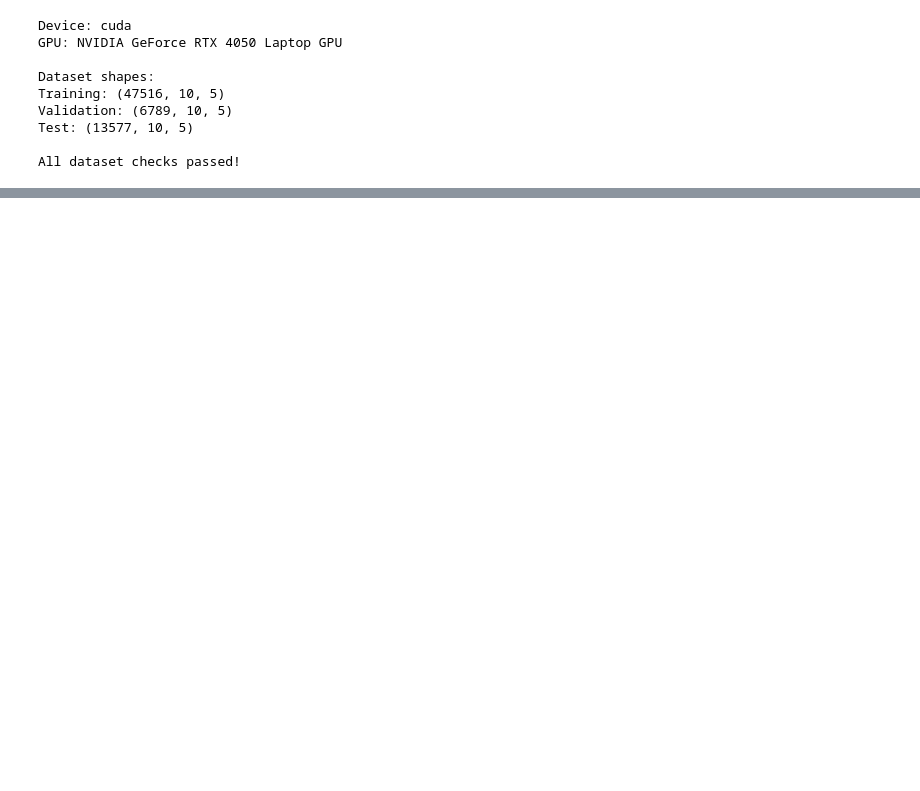
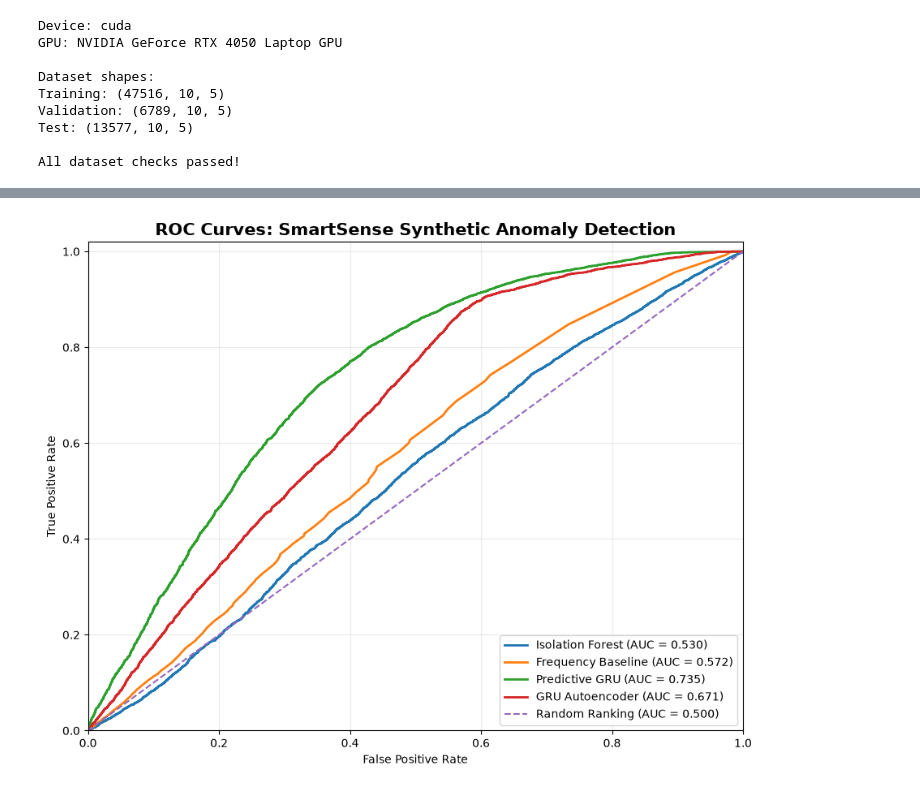
Before and after one commit to HarrisonWilliams123/data-mining-project, a Jupyter notebook: SmartSense_Anomaly_Detection.ipynb, the cells around one changed output, grey strips where cells are left out. Cells and saved outputs as stored; diff of their text form; code cells hidden in the pictures; blank space fills up the shorter version.

Commit message:
Finished the anomaly detection notebook

```diff
--- a/SmartSense_Anomaly_Detection.ipynb
+++ b/SmartSense_Anomaly_Detection.ipynb
@@ -72,0 +2669,88 @@ All dataset checks passed!
+# %%
+#Figure 1: ROC curves for anomaly detection
+
+from pathlib import Path
+
+import numpy as np
+import matplotlib.pyplot as plt
+
+from sklearn.metrics import roc_curve, roc_auc_score
+
+# Create output directory
+FIGURE_DIR = Path("figures/anomaly_detection")
+FIGURE_DIR.mkdir(parents=True, exist_ok=True)
+
+# Use the frequency-informed evaluation dataset
+labels = y_eval_matched
+
+model_scores = {
+    "Isolation Forest": isolation_scores_matched,
+    "Frequency Baseline": frequency_scores_matched,
+    "Predictive GRU": gru_scores_matched,
+    "GRU Autoencoder": ae_scores_matched
+}
+
+fig, ax = plt.subplots(figsize=(9, 7))
+
+# Plot ROC curve for each model
+for model_name, scores in model_scores.items():
+
+    fpr, tpr, thresholds = roc_curve(
+        labels,
+        scores
+    )
+
+    auc = roc_auc_score(
+        labels,
+        scores
+    )
+
+    ax.plot(
+        fpr,
+        tpr,
+        linewidth=2,
+        label=f"{model_name} (AUC = {auc:.3f})"
+    )
+
+# Random ranking reference
+ax.plot(
+    [0, 1],
+    [0, 1],
+    linestyle="--",
+    linewidth=1.5,
+    label="Random Ranking (AUC = 0.500)"
+)
+
+ax.set_title(
+    "ROC Curves: SmartSense Synthetic Anomaly Detection",
+    fontsize=15,
+    fontweight="bold"
+)
+
+ax.set_xlabel("False Positive Rate")
+ax.set_ylabel("True Positive Rate")
+
+ax.set_xlim(0, 1)
+ax.set_ylim(0, 1.02)
+
+ax.legend(loc="lower right")
+ax.grid(alpha=0.25)
+
+plt.tight_layout()
+
+# Save high-resolution image
+output_path = (
+    FIGURE_DIR / "figure1_roc_curves.png"
+)
+
+plt.savefig(
+    output_path,
+    dpi=300,
+    bbox_inches="tight"
+)
+
+plt.show()
+
+print("Figure saved to:", output_path)
+# %% [output]
+[figure, added]
```
Also changed, not shown: parts of 24 cells of this notebook, 5 other files.
